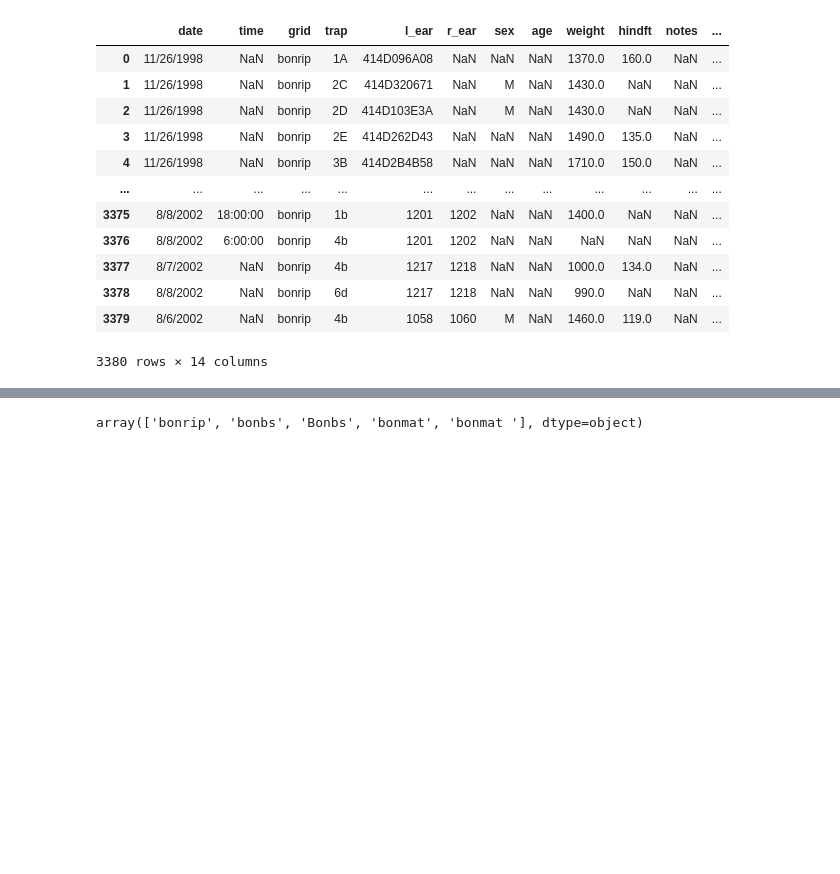
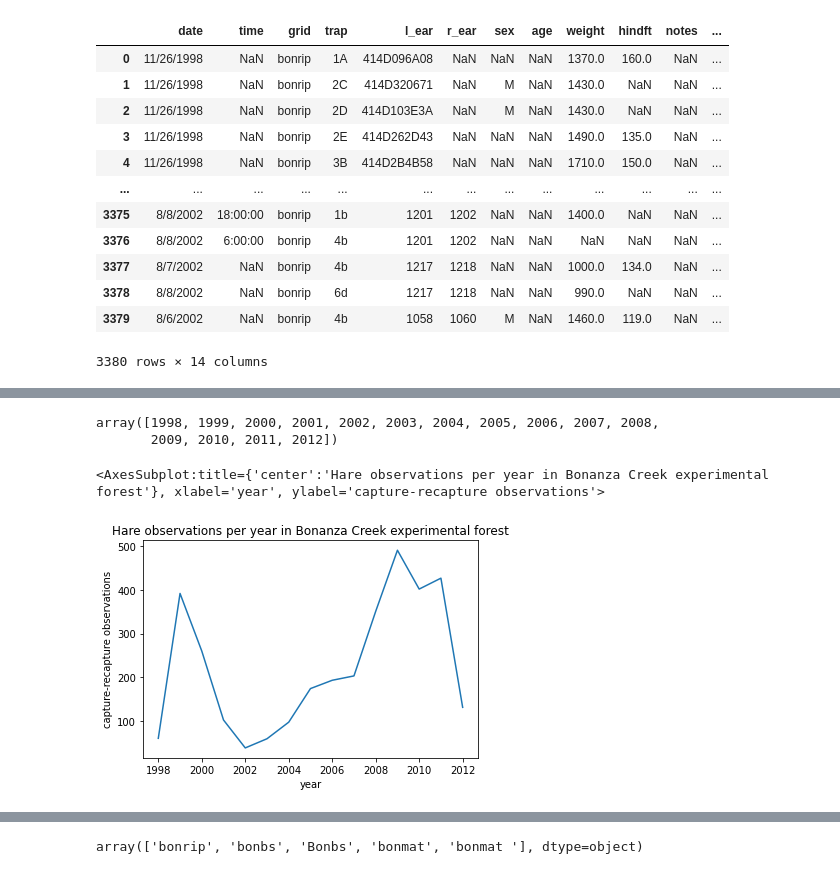
Before and after one commit to carmengg/eds-220-book, a Jupyter notebook: discussion-sections/ds2-hares.ipynb, the cells around one changed output, grey strips where cells are left out. Cells and saved outputs as stored; diff of their text form; code cells hidden in the pictures; blank space fills up the shorter version.

```diff
--- a/discussion-sections/ds2-hares.ipynb
+++ b/discussion-sections/ds2-hares.ipynb
@@ -22,0 +86,14 @@ hares
+# %%
+# check the unique values in the year column
+hares.year.unique()
+# %% [output]
+array([1998, 1999, 2000, 2001, 2002, 2003, 2004, 2005, 2006, 2007, 2008,
+       2009, 2010, 2011, 2012])
+# %%
+# make a line plot of the hare observations by year
+# add a title and y-axis label
+hares.groupby('year').count().date.plot(ylabel='capture-recapture observations',
+                                        title='Hare observations per year in Bonanza Creek experimental forest')
+# %% [output]
+<AxesSubplot:title={'center':'Hare observations per year in Bonanza Creek experimental forest'}, xlabel='year', ylabel='capture-recapture observations'>
+[figure, added]
```
Also changed, not shown: parts of 24 cells of this notebook, 1 other file.
